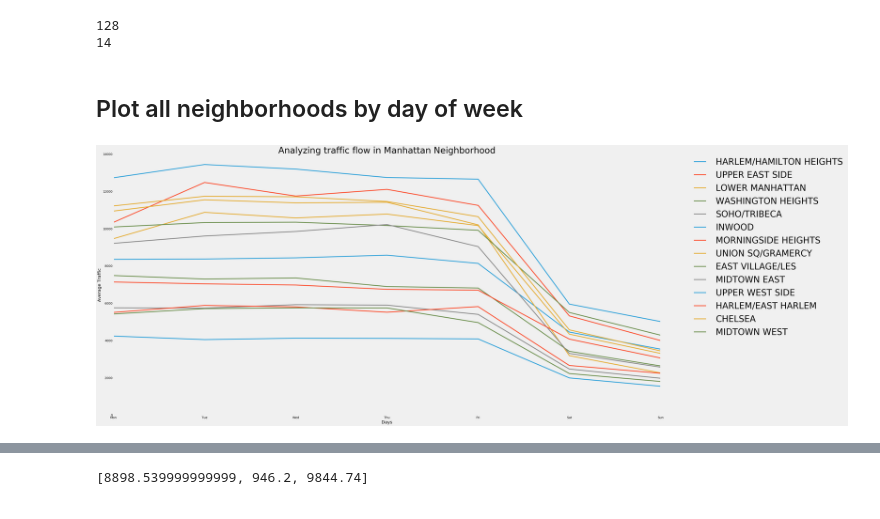
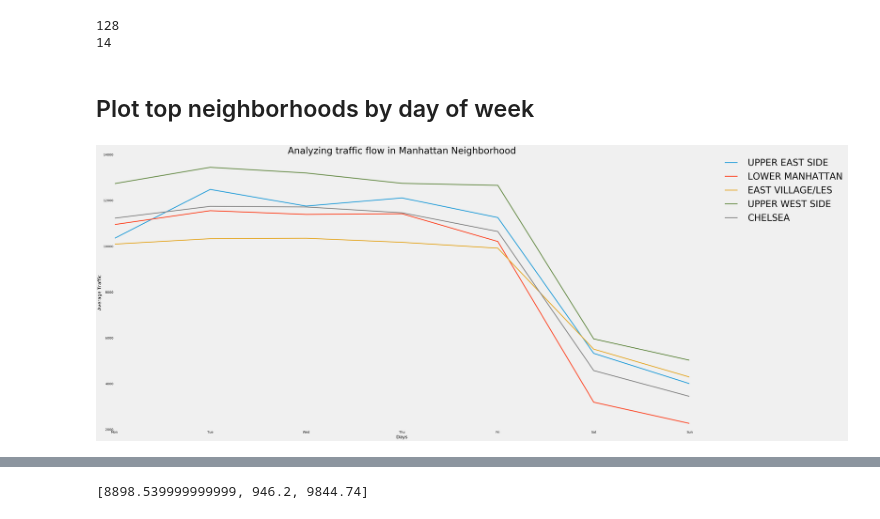
Before and after one commit to ssaleh2/benson-six, a Jupyter notebook: 01-benson.ipynb, the cells around one changed output, grey strips where cells are left out. Drawn from its saved outputs; the diff is of its cells as text; code cells hidden in the pictures.

Commit message:
Added top stations for Upper East/UWest and changed line graph by day of week to only top 5

```diff
--- a/01-benson.ipynb
+++ b/01-benson.ipynb
@@ -33,7 +33,7 @@ def turnstile_read_csv(csv_files):
     return dict_MTA
 # %%
 ## Read all text files and Store in a List
-dict_MTA = turnstile_read_csv("data/turnstile_*.txt")
+dict_MTA = turnstile_read_csv("turnstile_*.txt")
 pprint ({k: dict_MTA[k][:2] for k in dict_MTA.keys()[:2]})
 # %% [output]
 {('JFK03', 'R536', '00-00-02', 'JFK JAMAICA CT1', 'E'): [['IND',
@@ -240,25 +240,25 @@ print len(mta_neighbor.keys())
 128
 14
 # %% [markdown]
-## Plot all neighborhoods by day of week
+## Plot top neighborhoods by day of week
 # %%
 plt.figure(figsize=(40,20)) #initiate the plot
 for key in neighbor_influx:
+    if key in ['UPPER EAST SIDE', 'UPPER WEST SIDE', 'CHELSEA', 'LOWER MANHATTAN', 'EAST VILLAGE/LES']:
+        valList = neighbor_influx[key]
+        x=[0,1,2,3,4,5,6]
+        my_xticks = ['Mon','Tue','Wed','Thu','Fri','Sat','Sun']
+        plt.xticks(x, my_xticks)
+        plt.plot(x,valList, label=key)
+        plt.legend(bbox_to_anchor=(1.05, 1), loc=2, borderaxespad=0., prop = {'size':40})
+        plt.xlabel('Days',fontsize=20) #add x label
+        plt.ylabel('Average Traffic',fontsize=20) #add y label
+        plt.title('Analyzing traffic flow in Manhattan Neighborhood',fontsize='40')
 
-    valList = neighbor_influx[key]
-    x=[0,1,2,3,4,5,6]
-    my_xticks = ['Mon','Tue','Wed','Thu','Fri','Sat','Sun']
-    plt.xticks(x, my_xticks)
-    plt.plot(x,valList, label=key)
-    plt.legend(bbox_to_anchor=(1.05, 1), loc=2, borderaxespad=0., prop = {'size':40})
-    plt.xlabel('Days',fontsize=20) #add x label
-    plt.ylabel('Average Traffic',fontsize=20) #add y label
-    plt.title('Analyzing traffic flow in Manhattan Neighborhood',fontsize='40')
-
-    plt.grid(False)
-    #weekday sort histogram by most
-    #weekend sort histogram by most
+        plt.grid(False)
+        #weekday sort histogram by most
+        #weekend sort histogram by most
 # %% [output]
-[figure, old version]
+[figure, new version]
 # %%
 
```
Also changed, not shown: parts of 5 cells of this notebook.
